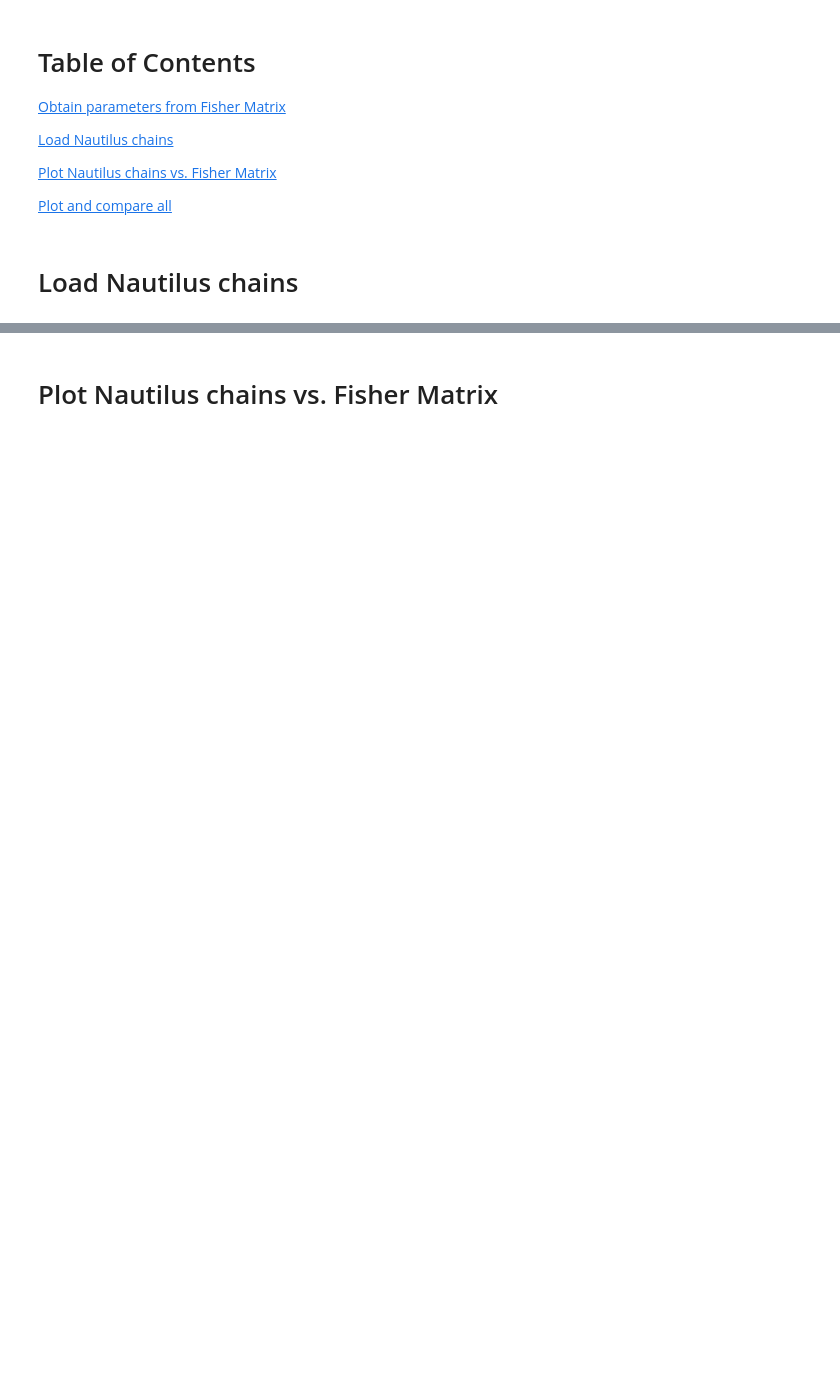
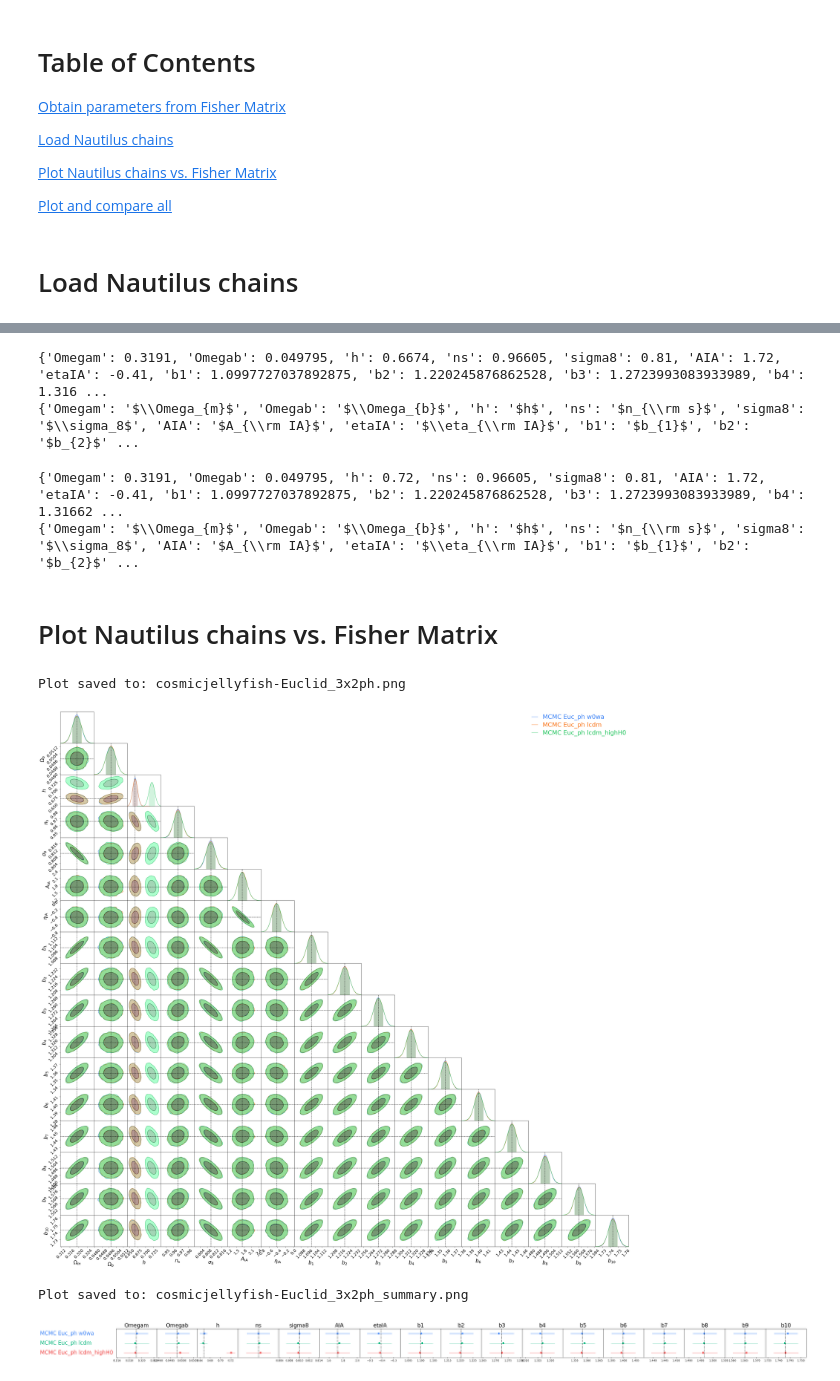
Before and after one commit to santiagocasas/cosmicfishpie, a Jupyter notebook: notebooks/4-Plot_analyze_chains_example.ipynb, the cells around one changed output, grey strips where cells are left out. Drawn from its saved outputs; the diff is of its cells as text; code cells hidden in the pictures; blank space fills up the shorter version.

Commit message:
changes in plot nb

```diff
--- a/notebooks/4-Plot_analyze_chains_example.ipynb
+++ b/notebooks/4-Plot_analyze_chains_example.ipynb
@@ -51,38 +37,83 @@ param_labels
+# %%
+chain_dir = "../chains/chains_lcdm_fid"
+chain_file, fid_params_lcdm, _, param_labels = load_chain_metadata(
+    chain_dir,
+    ##label_overrides={"b1": r"$b_0$"}  # optional
+)
+print(fid_params_lcdm)
+print(param_labels)
+photo_chain_lcdm = fco.load_Nautilus_chains_from_txt(filename=chain_file, param_cols=fid_params_lcdm)
+# %% [output]
+{'Omegam': 0.3191, 'Omegab': 0.049795, 'h': 0.6674, 'ns': 0.96605, 'sigma8': 0.81, 'AIA': 1.72, 'etaIA': -0.41, 'b1': 1.0997727037892875, 'b2': 1.220245876862528, 'b3': 1.2723993083933989, 'b4': 1.316 ...
+{'Omegam': '$\\Omega_{m}$', 'Omegab': '$\\Omega_{b}$', 'h': '$h$', 'ns': '$n_{\\rm s}$', 'sigma8': '$\\sigma_8$', 'AIA': '$A_{\\rm IA}$', 'etaIA': '$\\eta_{\\rm IA}$', 'b1': '$b_{1}$', 'b2': '$b_{2}$' ...
+# %%
+chain_dir = "../chains/chains_lcdm_highH0_fid"
+chain_file, fid_params_lcdm_highH0, _, param_labels = load_chain_metadata(
+    chain_dir,
+    ##label_overrides={"b1": r"$b_0$"}  # optional
+)
+print(fid_params_lcdm_highH0)
+print(param_labels)
+photo_chain_lcdm_highH0 = fco.load_Nautilus_chains_from_txt(filename=chain_file, param_cols=fid_params_lcdm_highH0)
+# %% [output]
+{'Omegam': 0.3191, 'Omegab': 0.049795, 'h': 0.72, 'ns': 0.96605, 'sigma8': 0.81, 'AIA': 1.72, 'etaIA': -0.41, 'b1': 1.0997727037892875, 'b2': 1.220245876862528, 'b3': 1.2723993083933989, 'b4': 1.31662 ...
+{'Omegam': '$\\Omega_{m}$', 'Omegab': '$\\Omega_{b}$', 'h': '$h$', 'ns': '$n_{\\rm s}$', 'sigma8': '$\\sigma_8$', 'AIA': '$A_{\\rm IA}$', 'etaIA': '$\\eta_{\\rm IA}$', 'b1': '$b_{1}$', 'b2': '$b_{2}$' ...
 # %% [markdown]
 # Plot Nautilus chains vs. Fisher Matrix
 # %%
 contour_plot_chains_fisher = fco.make_triangle_plot(
-    chains=[photo_chain],
-    fishers=[fisher_GCph],
+    chains=[
+        photo_chain_w0wa,
+        photo_chain_lcdm,
+        photo_chain_lcdm_highH0
+        ],
     colors=[
         'blue',
-        'orange'
+        'orange',
+        'green'
         ],
     chain_labels=[
-        'MCMC Euc-ISTF-simple-GCph'
+        'MCMC Euc_ph w0wa',
+        'MCMC Euc_ph lcdm',
+        'MCMC Euc_ph lcdm_highH0'
         ],
-    fisher_labels=[
-        'Fisher Euc-ISTF-simple-GCph'
-        ],
-    truth_values=truth_values,
-    params=param_names,
+    #fisher_labels=[
+    #    'Fisher Euc-ISTF-simple-GCph'
+    #    ],
+    truth_values=fid_params,
+    params=list(fid_params.keys()),
     smooth=10,
     bins=15,
     param_labels=param_labels,
     label_font_size=20,
     tick_font_size=16,
     legend_kwargs={"fontsize": 24},
-    savefile='./GWresults/cosmicjellyfish-GCph-EuclidISTF.png'
+    savefile='cosmicjellyfish-Euclid_3x2ph.png'
 )
 #euclid_photo_fig.show()
+# %% [output]
+Plot saved to: cosmicjellyfish-Euclid_3x2ph.png
+[figure, added]
 # %%
-cc, fig_summary = fco.plot_chain_summary(chains=[photo_chain],
-                                     chain_names=['MCMC Euc-ISTF-simple-GCph'],
-                                     truth_values=truth_values,
-                                     output_file='./GWresults/cosmicjellyfish-GCph-EuclidISTF-summary.png',
+cc, fig_summary = fco.plot_chain_summary(
+                                     chains=[
+                                        photo_chain_w0wa,
+                                        photo_chain_lcdm,
+                                        photo_chain_lcdm_highH0
+                                        ],
+                           chain_names=[
+                              'MCMC Euc_ph w0wa',
+                              'MCMC Euc_ph lcdm',
+                              'MCMC Euc_ph lcdm_highH0'
+                              ],
+                           truth_values=fid_params_lcdm,
+                                     output_file="cosmicjellyfish-Euclid_3x2ph_summary.png",
                                      blind_params=['ns'],
                                      plot_config_kwargs={"label_font_size": 20,
                                                          "tick_font_size": 20})
+# %% [output]
+Plot saved to: cosmicjellyfish-Euclid_3x2ph_summary.png
+[figure, added]
 # %%
 #%%latex
 print(cc.analysis.get_latex_table(transpose=True))
```
Also changed, not shown: parts of 12 cells of this notebook.
